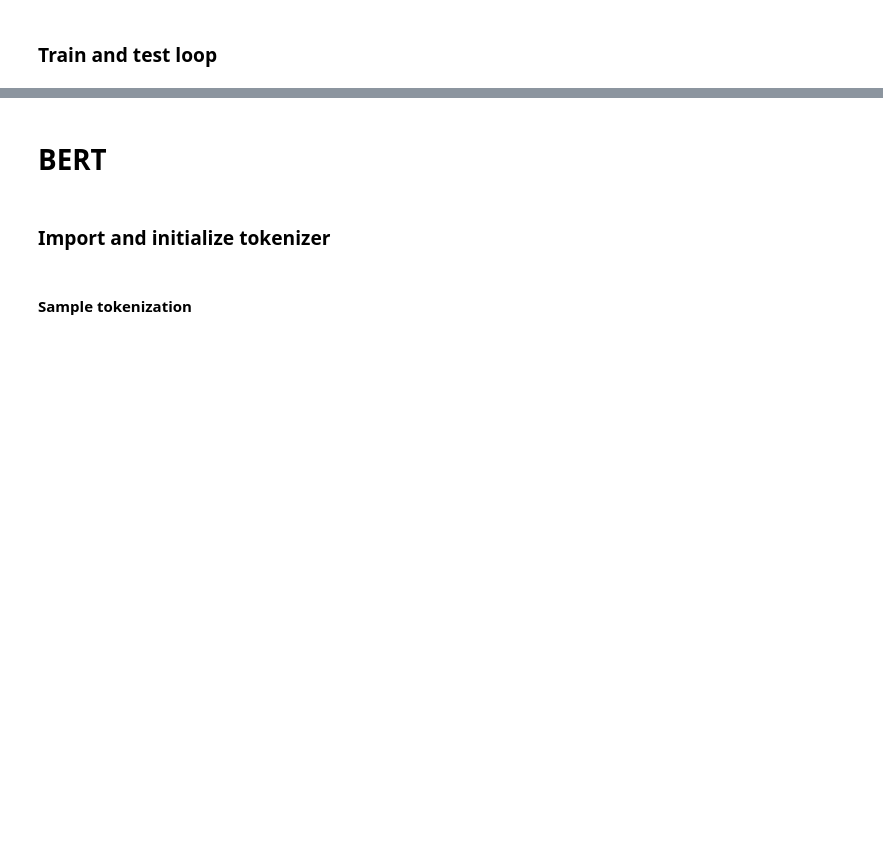
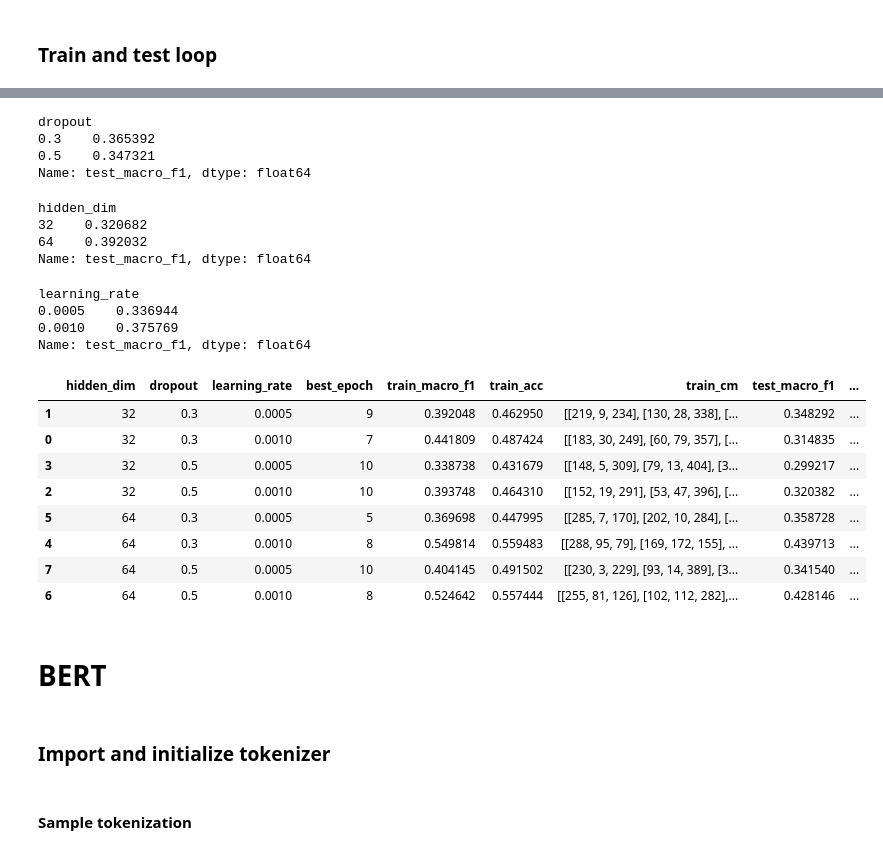
Before and after one commit to cheriechia/genAI-deepL-project, a Jupyter notebook: rnn_for_captions.ipynb, the cells around one changed output, grey strips where cells are left out. Drawn from its saved outputs; the diff is of its cells as text; code cells hidden in the pictures; blank space fills up the shorter version.

```diff
--- a/rnn_for_captions.ipynb
+++ b/rnn_for_captions.ipynb
@@ -348,3 +459,44 @@ Test Confusion Matrix:
+# %%
+# Compare dropout effects
+df_results.groupby("dropout")["test_macro_f1"].mean()
+# %% [output]
+dropout
+0.3    0.365392
+0.5    0.347321
+Name: test_macro_f1, dtype: float64
+# %%
+# Compare hidden_dim effects
+df_results.groupby("hidden_dim")["test_macro_f1"].mean()
+# %% [output]
+hidden_dim
+32    0.320682
+64    0.392032
+Name: test_macro_f1, dtype: float64
+# %%
+# Compare learning_rate effects
+df_results.groupby("learning_rate")["test_macro_f1"].mean()
+# %% [output]
+learning_rate
+0.0005    0.336944
+0.0010    0.375769
+Name: test_macro_f1, dtype: float64
+# %%
+# Best epoch per configuration
+df_results.loc[
+    df_results.groupby(
+        ["hidden_dim", "dropout", "learning_rate"]
+    )["test_macro_f1"].idxmax()
+]
+# %% [output]
+|  | hidden_dim | dropout | learning_rate | best_epoch | train_macro_f1 | train_acc | train_cm | test_macro_f1 | ... |
+| 1 | 32 | 0.3 | 0.0005 | 9 | 0.392048 | 0.462950 | [[219, 9, 234], [130, 28, 338], [... | 0.348292 | ... |
+| 0 | 32 | 0.3 | 0.0010 | 7 | 0.441809 | 0.487424 | [[183, 30, 249], [60, 79, 357], [... | 0.314835 | ... |
+| 3 | 32 | 0.5 | 0.0005 | 10 | 0.338738 | 0.431679 | [[148, 5, 309], [79, 13, 404], [3... | 0.299217 | ... |
+| 2 | 32 | 0.5 | 0.0010 | 10 | 0.393748 | 0.464310 | [[152, 19, 291], [53, 47, 396], [... | 0.320382 | ... |
+| 5 | 64 | 0.3 | 0.0005 | 5 | 0.369698 | 0.447995 | [[285, 7, 170], [202, 10, 284], [... | 0.358728 | ... |
+| 4 | 64 | 0.3 | 0.0010 | 8 | 0.549814 | 0.559483 | [[288, 95, 79], [169, 172, 155], ... | 0.439713 | ... |
+| 7 | 64 | 0.5 | 0.0005 | 10 | 0.404145 | 0.491502 | [[230, 3, 229], [93, 14, 389], [3... | 0.341540 | ... |
+| 6 | 64 | 0.5 | 0.0010 | 8 | 0.524642 | 0.557444 | [[255, 81, 126], [102, 112, 282],... | 0.428146 | ... |
 # %% [markdown]
 # BERT
 # %% [markdown]
```
Also changed, not shown: parts of 6 cells of this notebook, 5 other files.
